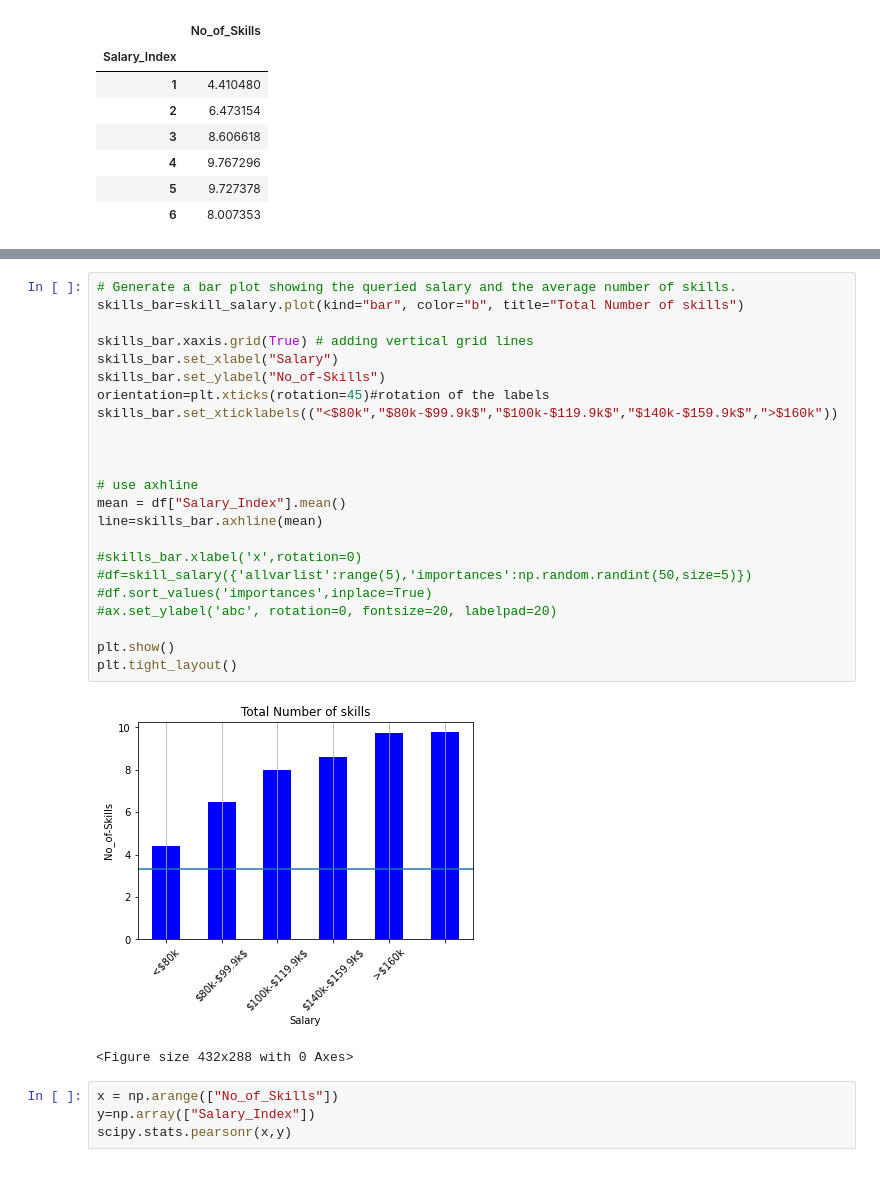
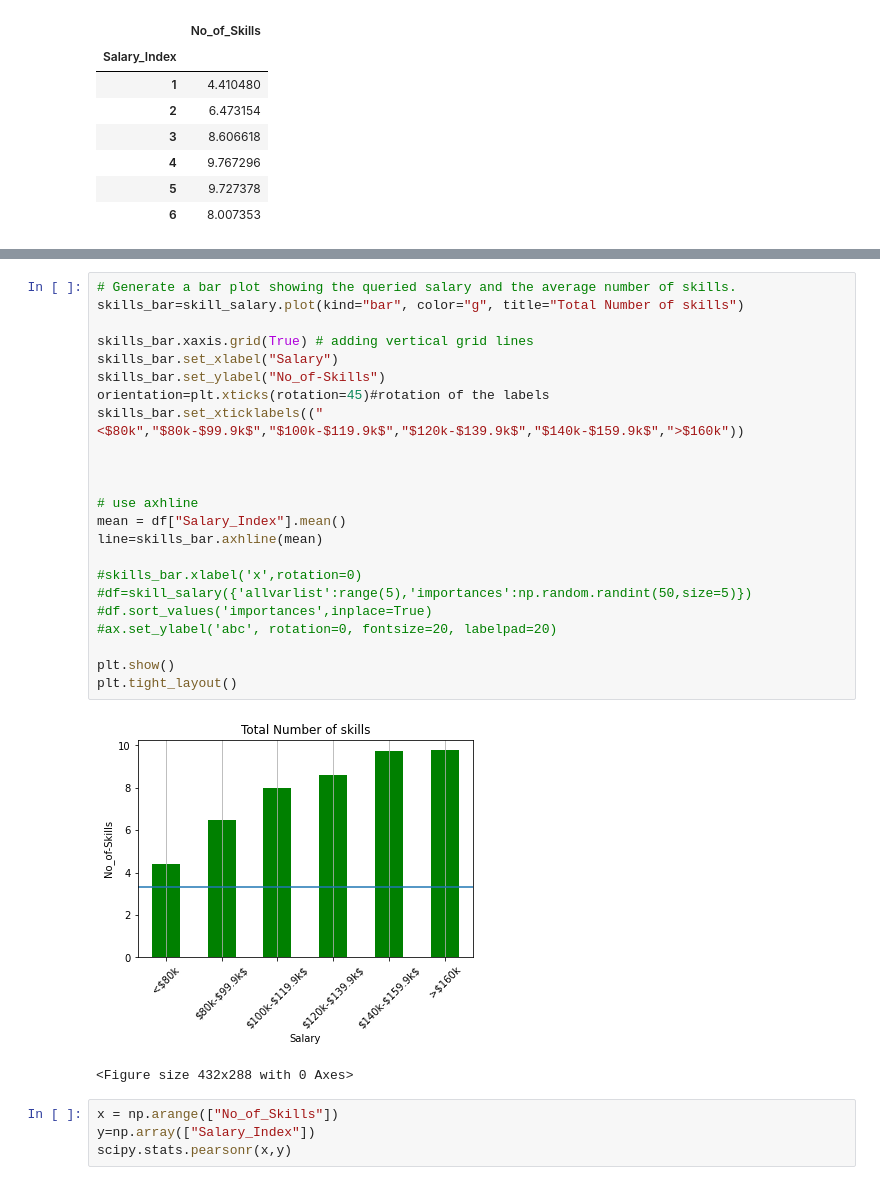
Before and after one commit to cce24/Project-1---Group-2, a Jupyter notebook: 02._Cleaning/Correlation_skills_income.ipynb, the cells around one changed output, grey strips where cells are left out. Saved outputs shown, nothing was run; the diff lists cells and outputs as text.

```diff
--- a/02._Cleaning/Correlation_skills_income.ipynb
+++ b/02._Cleaning/Correlation_skills_income.ipynb
@@ -175,28 +199,28 @@ skill_salary=skill_salary.sort_values()
 # %%
 # Generate a bar plot showing the queried salary and the average number of skills.
-skills_bar=skill_salary.plot(kind="bar", color="b", title="Total Number of skills")
+skills_bar=skill_salary.plot(kind="bar", color="g", title="Total Number of skills")
 
 skills_bar.xaxis.grid(True) # adding vertical grid lines
 skills_bar.set_xlabel("Salary")
 skills_bar.set_ylabel("No_of-Skills")
 orientation=plt.xticks(rotation=45)#rotation of the labels
-skills_bar.set_xticklabels(("<$80k","$80k-$99.9k$","$100k-$119.9k$","$140k-$159.9k$",">$160k"))
+skills_bar.set_xticklabels(("<$80k","$80k-$99.9k$","$100k-$119.9k$","$120k-$139.9k$","$140k-$159.9k$",">$160k"))
 
 
 
 # use axhline
 mean = df["Salary_Index"].mean()
 line=skills_bar.axhline(mean)
 
 #skills_bar.xlabel('x',rotation=0)
 #df=skill_salary({'allvarlist':range(5),'importances':np.random.randint(50,size=5)})
 #df.sort_values('importances',inplace=True)
 #ax.set_ylabel('abc', rotation=0, fontsize=20, labelpad=20)
 
 plt.show()
 plt.tight_layout()
 # %% [output]
-[figure, old version]
+[figure, new version]
 <Figure size 432x288 with 0 Axes>
 # %%
 x = np.arange(["No_of_Skills"])
```
Also changed, not shown: parts of 6 cells of this notebook.
